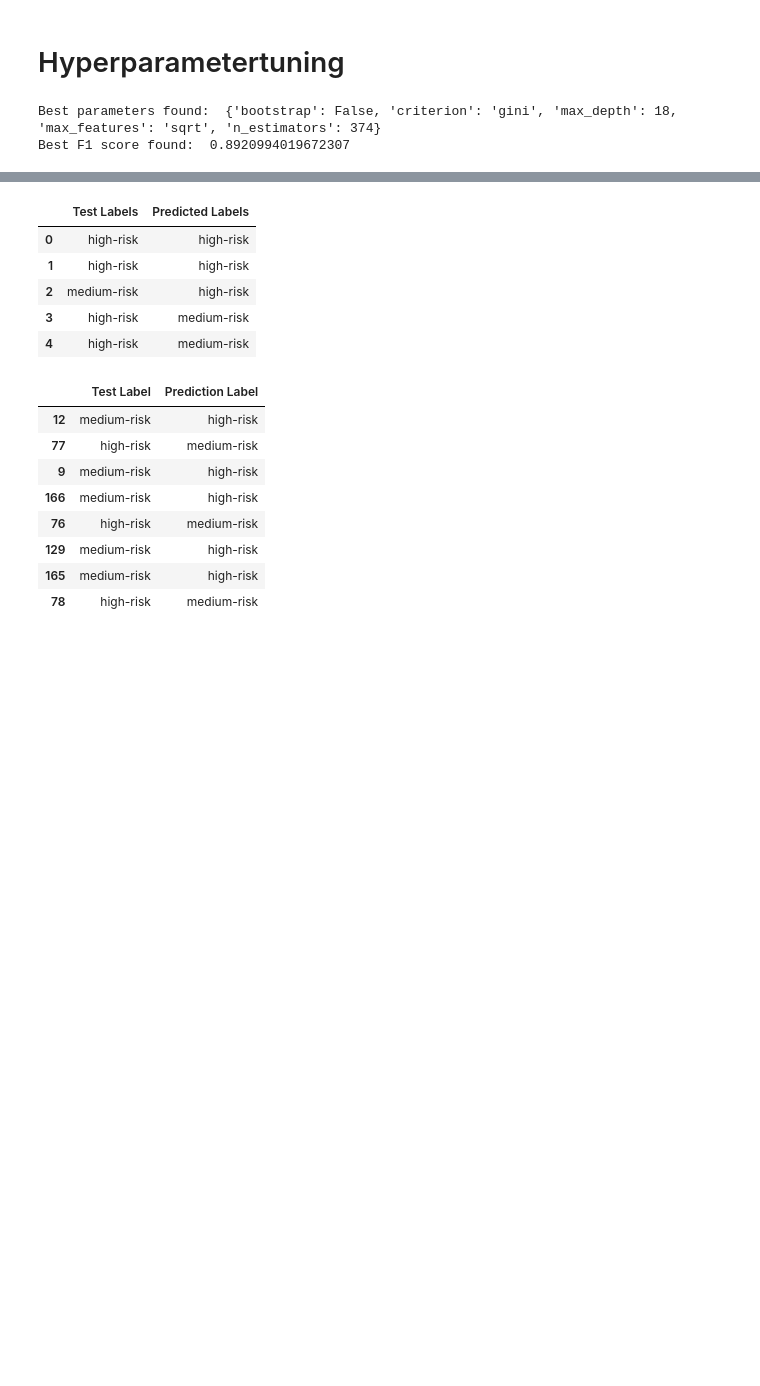
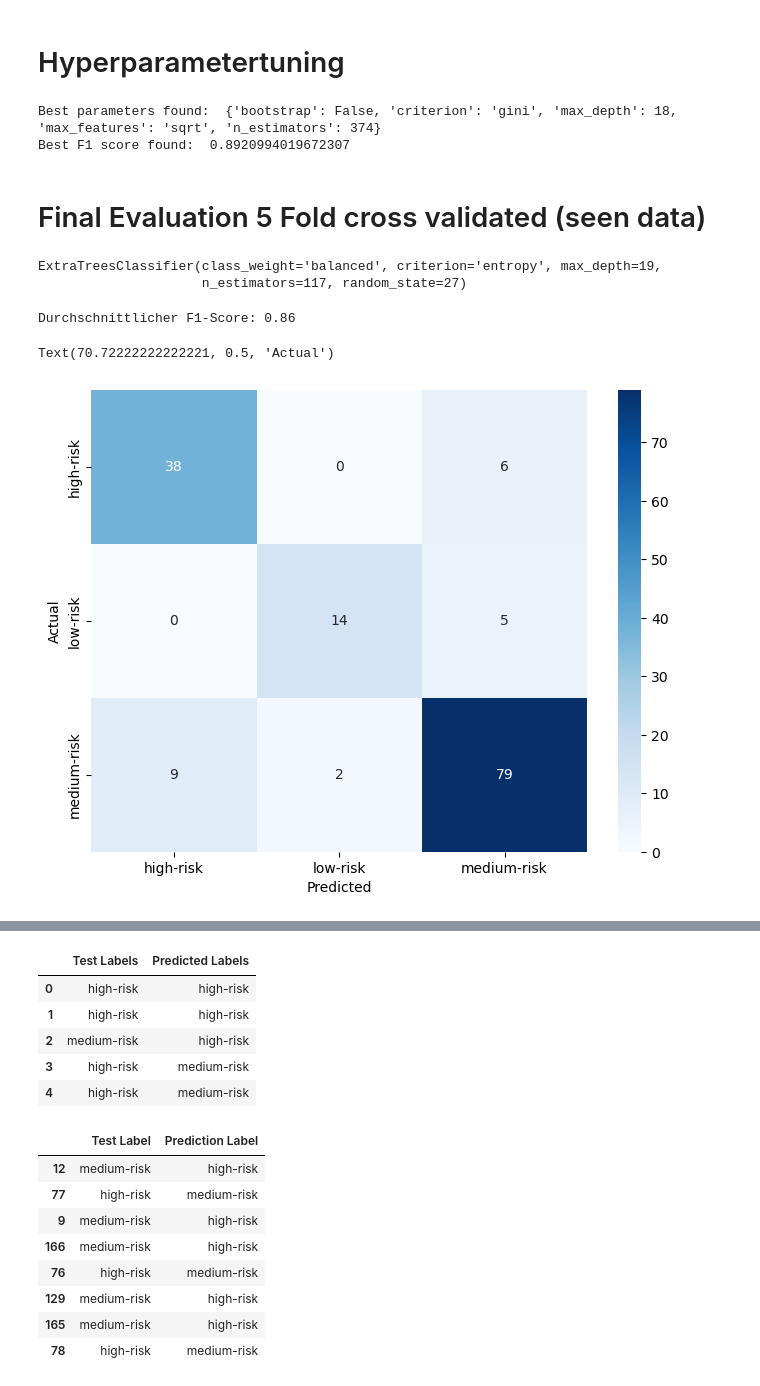
Before and after one commit to KingKai69/VisualAnalytics, a Jupyter notebook: VA_Classification.ipynb, the cells around one changed output, grey strips where cells are left out. Cells and saved outputs as stored; diff of their text form; code cells hidden in the pictures; blank space fills up the shorter version.

```diff
--- a/VA_Classification.ipynb
+++ b/VA_Classification.ipynb
@@ -532,4 +506,45 @@ print("Best F1 score found: ", hyperparam_optimizer.best_score_)
 # %% [output]
 Best parameters found:  {'bootstrap': False, 'criterion': 'gini', 'max_depth': 18, 'max_features': 'sqrt', 'n_estimators': 374}
 Best F1 score found:  0.8920994019672307
+# %% [markdown]
+# Final Evaluation 5 Fold cross validated (seen data)
+# %%
+print(clf_final)
+# %% [output]
+ExtraTreesClassifier(class_weight='balanced', criterion='entropy', max_depth=19,
+                     n_estimators=117, random_state=27)
+# %%
+# Init new classifier with best setting of Hyperparameters
+clf_final = ExtraTreesClassifier(n_estimators=117, criterion="entropy", max_depth=19 , class_weight='balanced', random_state = SEED)
+
+scoring = {'f1_score': make_scorer(f1_score, average='weighted', zero_division=1)}
+
+cv_final = cross_validate(estimator = clf_final, X = X_train, y = y_train, cv = kf_cv, scoring = scoring)
+
+f1_scores = cv_final['test_f1_score']
+
+# Durchschnittlichen F1-Score berechnen
+mean_f1_score = np.mean(f1_scores)
+
+# Confusion-Matrix berechnen
+y_pred_cv = cross_val_predict(clf_final, X_train, y_train, cv=kf_cv)
+cm_cv = confusion_matrix(y_train, y_pred_cv)
+
+# Ergebnisse ausgeben
+print("Durchschnittlicher F1-Score: {:.2f}".format(mean_f1_score))
+#print("Confusion-Matrix:\n", conf_mat)
+
+# Plot Confusion Matrix
+#cm_display = ConfusionMatrixDisplay(confusion_matrix=conf_mat, display_labels=['high-risk', 'low-risk', 'medium-risk'])
+#cm_display.plot()
+
+#cm = confusion_matrix(y_test, y_pred)
+plt.figure(figsize=(8, 6))
+sns.heatmap(cm_cv, annot=True, cmap='Blues', fmt='d', xticklabels=['high-risk','low-risk','medium-risk'], yticklabels=['high-risk','low-risk','medium-risk'])
+plt.xlabel('Predicted')
+plt.ylabel('Actual')
+# %% [output]
+Durchschnittlicher F1-Score: 0.86
+Text(70.72222222222221, 0.5, 'Actual')
+[figure, added]
 # %% [markdown]
```
Also changed, not shown: parts of 30 cells of this notebook.
